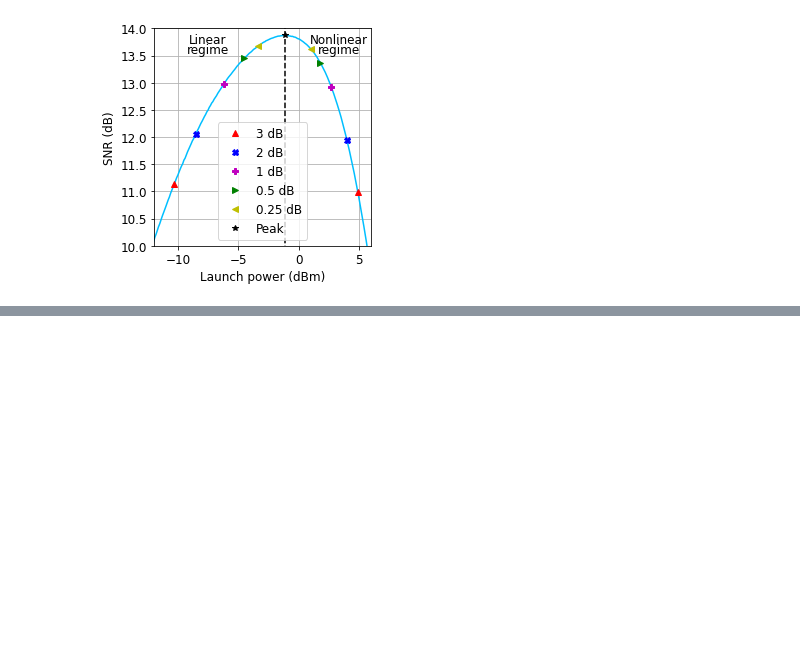
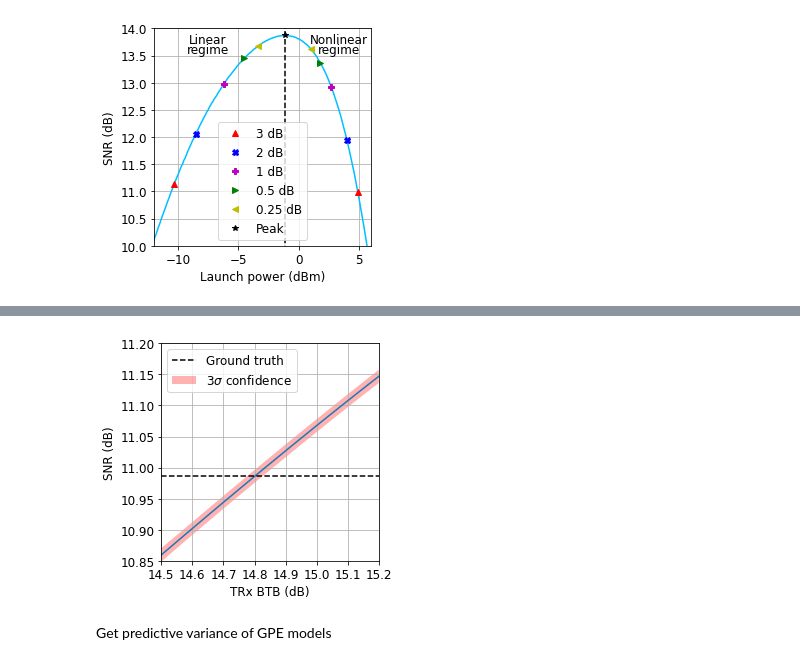
Before and after one commit to joshnevin/gpe_parameter_estimation, a Jupyter notebook: analyse_hm_results.ipynb, the cells around one changed output, grey strips where cells are left out. Saved outputs shown, nothing was run; the diff lists cells and outputs as text; code cells hidden in the pictures; blank space fills up the shorter version.

```diff
--- a/analyse_hm_results.ipynb
+++ b/analyse_hm_results.ipynb
@@ -248,0 +419,24 @@ plt.show()
+# %%
+f, ax = plt.subplots()
+plt.plot(btbs, btb_sweep)
+plt.plot(btbs, y_gt, 'k--', label='Ground truth')
+ax.fill(np.concatenate([btbs, btbs[::-1]]),
+            np.concatenate([btb_sweep_confp,
+                            (btb_sweep_confn)[::-1]]),
+            alpha=0.3, fc='r', ec='None', label='3$\sigma$ confidence')
+plt.xlabel("TRx BTB (dB)")
+plt.ylabel("SNR (dB)")
+plt.xlim([btbs[0],btbs[-1]])
+ax.set_xticks([14.5,14.6,14.7,14.8,14.9,15, 15.1, 15.2])
+# plt.ylim([10.95,11.35])
+# plt.ylim([13.6,14.2])
+plt.ylim([10.85,11.2])
+ax.set_aspect(1.0/ax.get_data_ratio(), adjustable='box')
+plt.grid()
+plt.legend()
+plt.savefig('figures/'+power_value+'_btbsweep.jpeg', dpi=300,bbox_inches='tight')
+plt.show()
+# %% [output]
+[figure, added]
+# %% [markdown]
+Get predictive variance of GPE models
```
Also changed, not shown: parts of 39 cells of this notebook, 1 other file.
